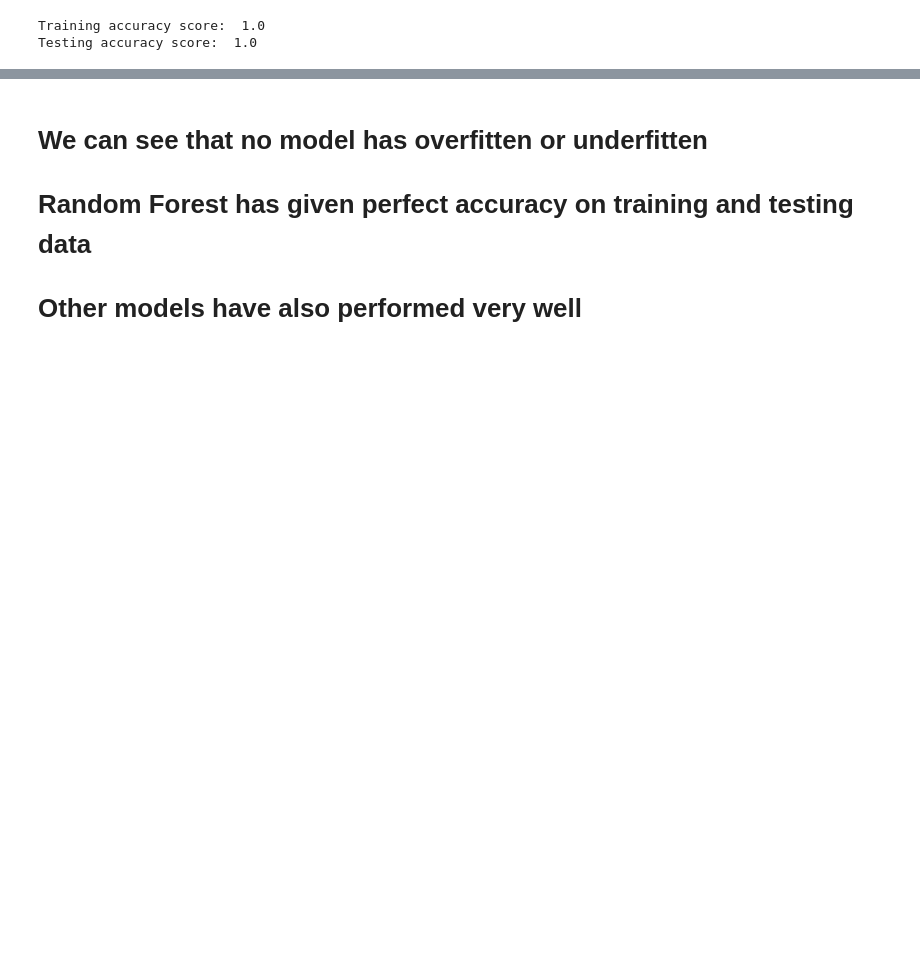
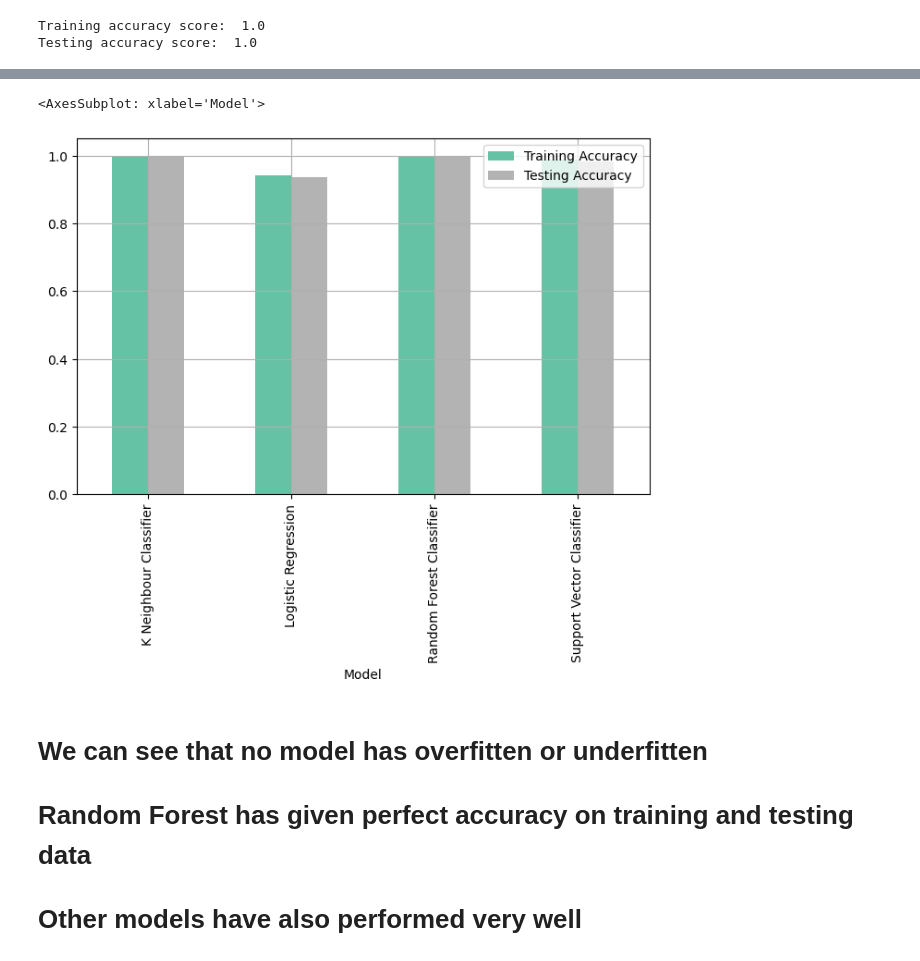
Before and after one commit to MeghanshBansal/MushroomClassification, a Jupyter notebook: main.ipynb, the cells around one changed output, grey strips where cells are left out. Drawn from its saved outputs; the diff is of its cells as text; code cells hidden in the pictures; blank space fills up the shorter version.

```diff
--- a/main.ipynb
+++ b/main.ipynb
@@ -191,8 +195,8 @@ Please also refer to the documentation for alternative solver options:
 ## Support vector machines
 # %%
 from sklearn.svm import SVC
-model = SVC()
-model.fit(x_train, y_train)
-print("Training accuracy score: ", model.score(x_train, y_train))
-print("Testing accuracy score: ", model.score(x_test, y_test))
+svc = SVC()
+svc.fit(x_train, y_train)
+print("Training accuracy score: ", svc.score(x_train, y_train))
+print("Testing accuracy score: ", svc.score(x_test, y_test))
 # %% [output]
@@ -202,8 +206,8 @@ Testing accuracy score:  0.9868744872846595
 ## K nearest neighbours
 # %%
 from sklearn.neighbors import KNeighborsClassifier
-model = KNeighborsClassifier()
-model.fit(x_train, y_train)
-print("Training accuracy score: ", model.score(x_train, y_train))
-print("Testing accuracy score: ", model.score(x_test, y_test))
+kc = KNeighborsClassifier()
+kc.fit(x_train, y_train)
+print("Training accuracy score: ", kc.score(x_train, y_train))
+print("Testing accuracy score: ", kc.score(x_test, y_test))
 # %% [output]
@@ -213,10 +217,17 @@ Testing accuracy score:  0.9983593109105825
 ## Random Forest Classifier
 # %%
 from sklearn.ensemble import RandomForestClassifier
-model = RandomForestClassifier()
-model.fit(x_train, y_train)
-print("Training accuracy score: ", model.score(x_train, y_train))
-print("Testing accuracy score: ", model.score(x_test, y_test))
+rfc = RandomForestClassifier()
+rfc.fit(x_train, y_train)
+print("Training accuracy score: ", rfc.score(x_train, y_train))
+print("Testing accuracy score: ", rfc.score(x_test, y_test))
 # %% [output]
 Training accuracy score:  1.0
 Testing accuracy score:  1.0
+# %%
+acc = pd.DataFrame({
+    "Model": ['Logistic Regression', "Support Vector Classifier", "K Neighbour Classifier", "Random Forest Classifier"],
+    "Training Accuracy": [lr.score(x_train, y_train), svc.score(x_train, y_train), kc.score(x_train, y_train), rfc.score(x_train, y_train)],
+    "Testing Accuracy": [lr.score(x_test, y_test), svc.score(x_test, y_test), kc.score(x_test, y_test), rfc.score(x_test, y_test)]
+})
+acc.head()
@@ -223,3 +240,8 @@ Testing accuracy score:  1.0
+# %%
+acc.groupby("Model").sum().plot(kind='bar', legend=True, grid=True, figsize = (8, 5), colormap = "Set2")
+# %% [output]
+<AxesSubplot: xlabel='Model'>
+[figure, added]
 # %% [markdown]
 # We can see that no model has overfitten or underfitten
 # Random Forest has given perfect accuracy on training and testing data
```
Also changed, not shown: parts of 12 cells of this notebook.
